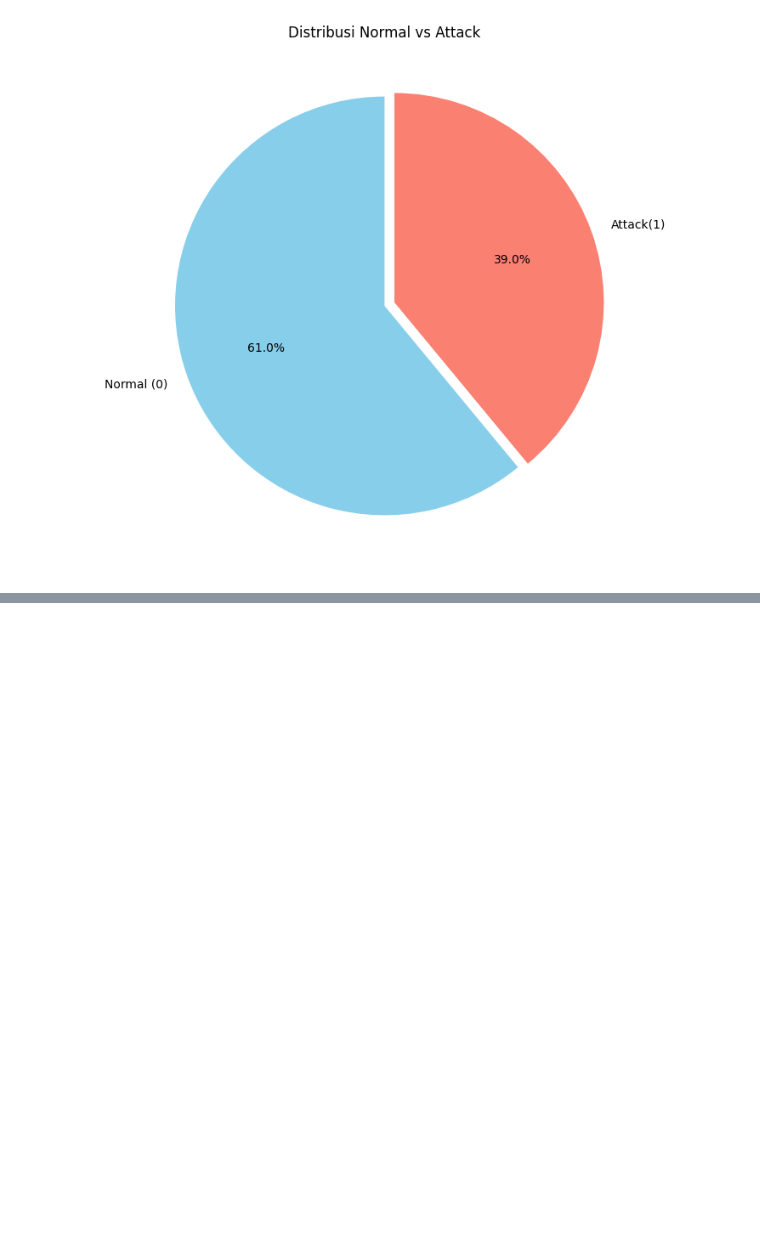
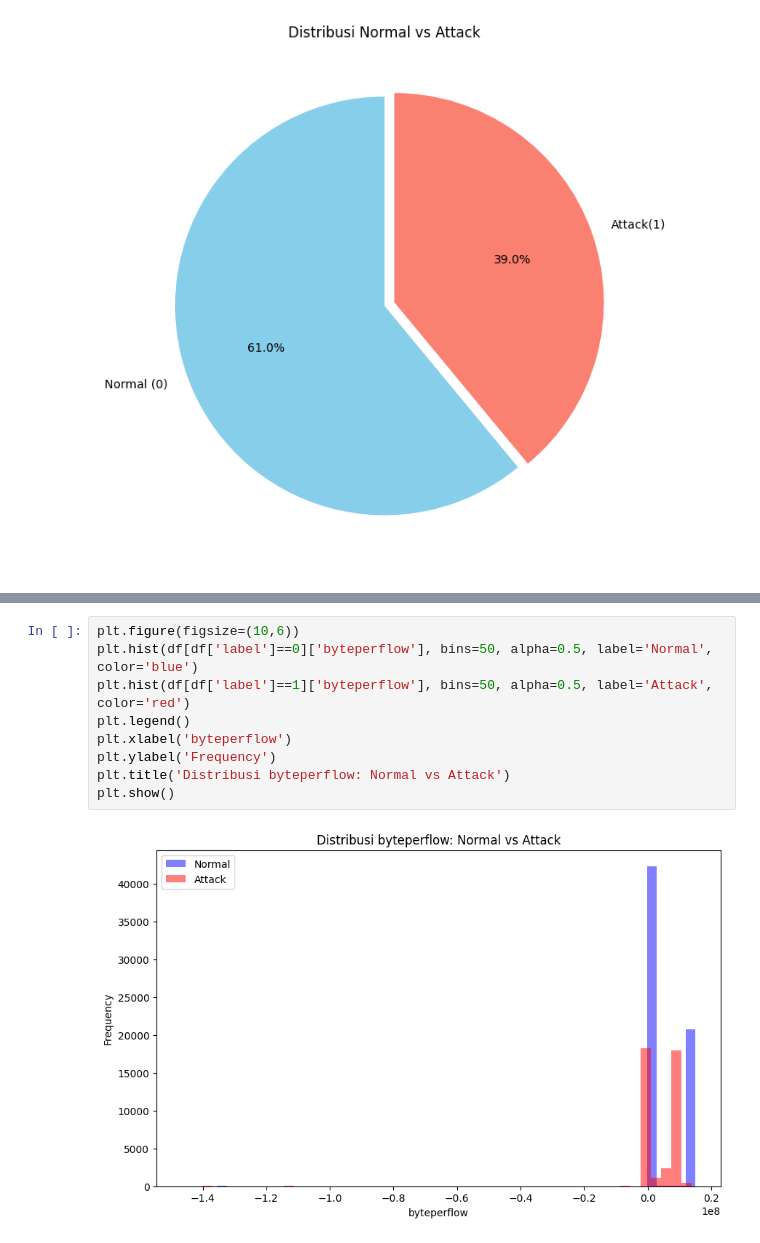
Before and after one commit to andiubaid09/Exploratory-Data-Analysis, a Jupyter notebook: Network Flow IoT/eda_network-flow.ipynb, the cells around one changed output, grey strips where cells are left out. Drawn from its saved outputs; the diff is of its cells as text; blank space fills up the shorter version.

```diff
--- a/Network Flow IoT/eda_network-flow.ipynb
+++ b/Network Flow IoT/eda_network-flow.ipynb
@@ -453,0 +465,11 @@ plt.show
+# %%
+plt.figure(figsize=(10,6))
+plt.hist(df[df['label']==0]['byteperflow'], bins=50, alpha=0.5, label='Normal', color='blue')
+plt.hist(df[df['label']==1]['byteperflow'], bins=50, alpha=0.5, label='Attack', color='red')
+plt.legend()
+plt.xlabel('byteperflow')
+plt.ylabel('Frequency')
+plt.title('Distribusi byteperflow: Normal vs Attack')
+plt.show()
+# %% [output]
+[figure, added]
```
Also changed, not shown: parts of 7 cells of this notebook.
